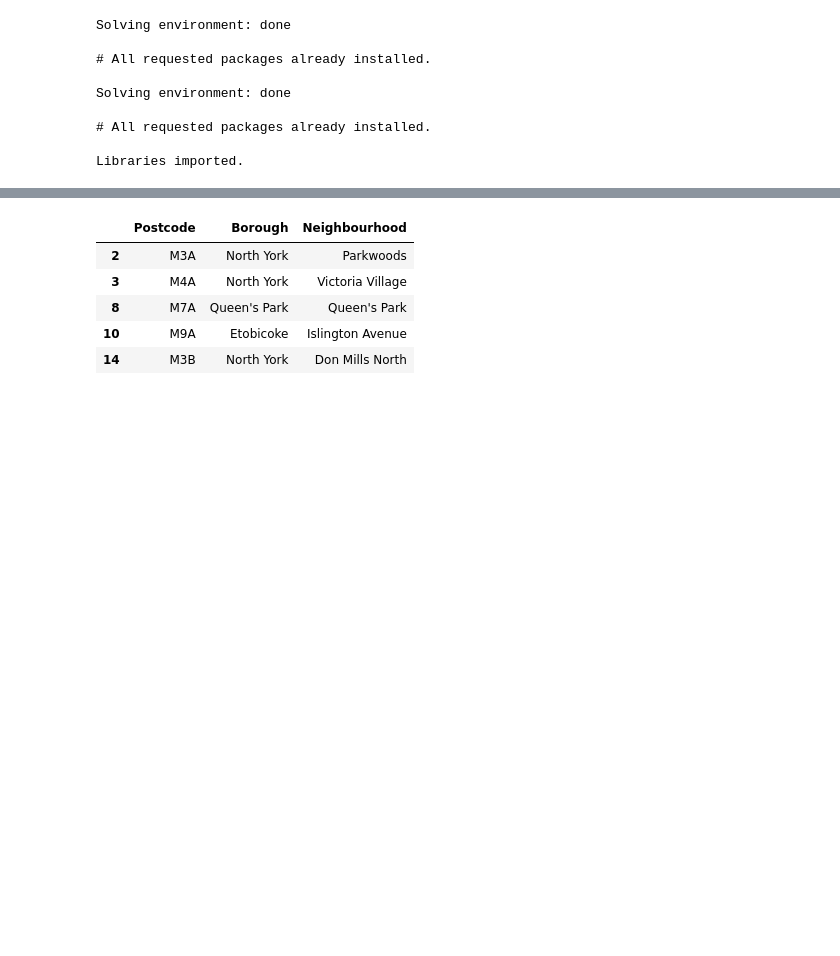
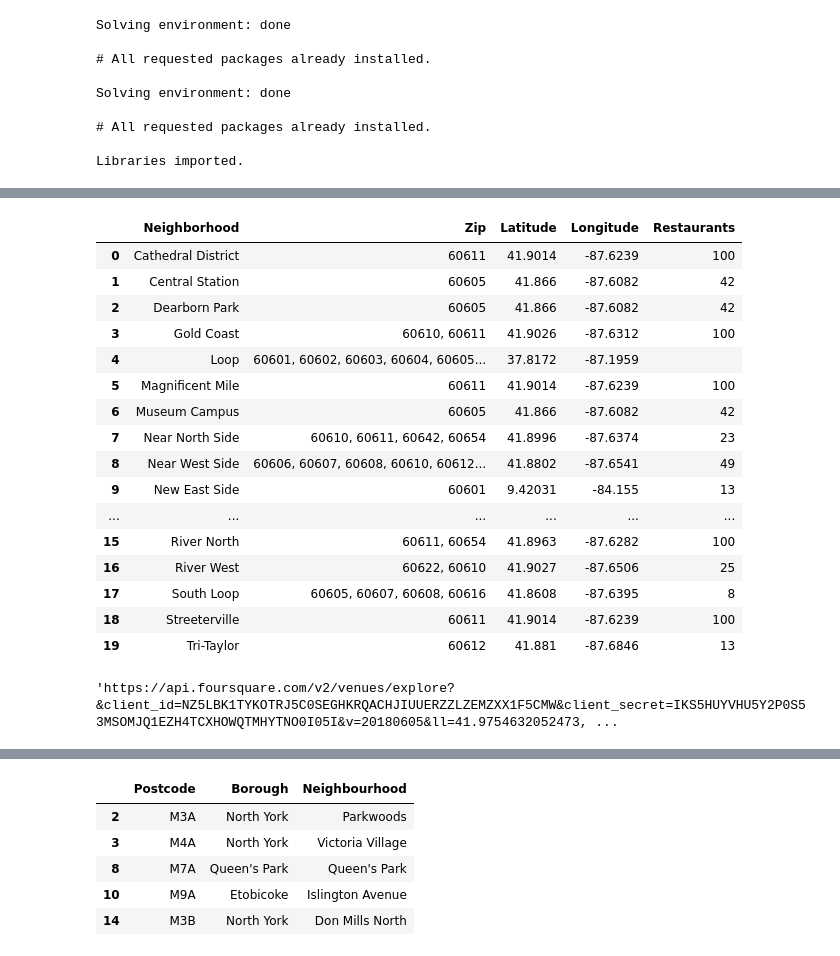
Before and after one commit to coxprestbury/Capstone, a Jupyter notebook: Chicago.ipynb, the cells around one changed output, grey strips where cells are left out. Cells and saved outputs as stored; diff of their text form; code cells hidden in the pictures; blank space fills up the shorter version.

```diff
--- a/Chicago.ipynb
+++ b/Chicago.ipynb
@@ -159,0 +202,41 @@ The geograpical coordinate of Union Ridge are 41.9754632052473, -87.817275110923
+# %%
+df.head(20)
+# %% [output]
+|  | Neighborhood | Zip | Latitude | Longitude | Restaurants |
+| 0 | Cathedral District | 60611 | 41.9014 | -87.6239 | 100 |
+| 1 | Central Station | 60605 | 41.866 | -87.6082 | 42 |
+| 2 | Dearborn Park | 60605 | 41.866 | -87.6082 | 42 |
+| 3 | Gold Coast | 60610, 60611 | 41.9026 | -87.6312 | 100 |
+| 4 | Loop | 60601, 60602, 60603, 60604, 60605... | 37.8172 | -87.1959 |  |
+| 5 | Magnificent Mile | 60611 | 41.9014 | -87.6239 | 100 |
+| 6 | Museum Campus | 60605 | 41.866 | -87.6082 | 42 |
+| 7 | Near North Side | 60610, 60611, 60642, 60654 | 41.8996 | -87.6374 | 23 |
+| 8 | Near West Side | 60606, 60607, 60608, 60610, 60612... | 41.8802 | -87.6541 | 49 |
+| 9 | New East Side | 60601 | 9.42031 | -84.155 | 13 |
+| ... | ... | ... | ... | ... | ... |
+| 15 | River North | 60611, 60654 | 41.8963 | -87.6282 | 100 |
+| 16 | River West | 60622, 60610 | 41.9027 | -87.6506 | 25 |
+| 17 | South Loop | 60605, 60607, 60608, 60616 | 41.8608 | -87.6395 | 8 |
+| 18 | Streeterville | 60611 | 41.9014 | -87.6239 | 100 |
+| 19 | Tri-Taylor | 60612 | 41.881 | -87.6846 | 13 |
+# %%
+#foursquare values
+LIMIT = 100
+radius = 500
+
+#Get the number of restaurants
+url = 'https://api.foursquare.com/v2/venues/explore?&client_id={}&client_secret={}&v={}&ll={},{}&radius={}&limit={}&categoryid={}'.format(
+    CLIENT_ID,
+    CLIENT_SECRET,
+    VERSION,
+    latitudeTotal,
+    longitudeTotal,
+    radius,
+    LIMIT,
+    '4d4b7105d754a06374d81259,4d4b7105d754a06376d81259')
+url
+
+#Food id 4d4b7105d754a06374d81259
+#Nightlife Spot id 4d4b7105d754a06376d81259
+# %% [output]
+'https://api.foursquare.com/v2/venues/explore?&client_id=NZ5LBK1TYKOTRJ5C0SEGHKRQACHJIUUERZZLZEMZXX1F5CMW&client_secret=IKS5HUYVHU5Y2P0S53MSOMJQ1EZH4TCXHOWQTMHYTNO0I05I&v=20180605&ll=41.9754632052473, ...
```
Also changed, not shown: parts of 12 cells of this notebook.
